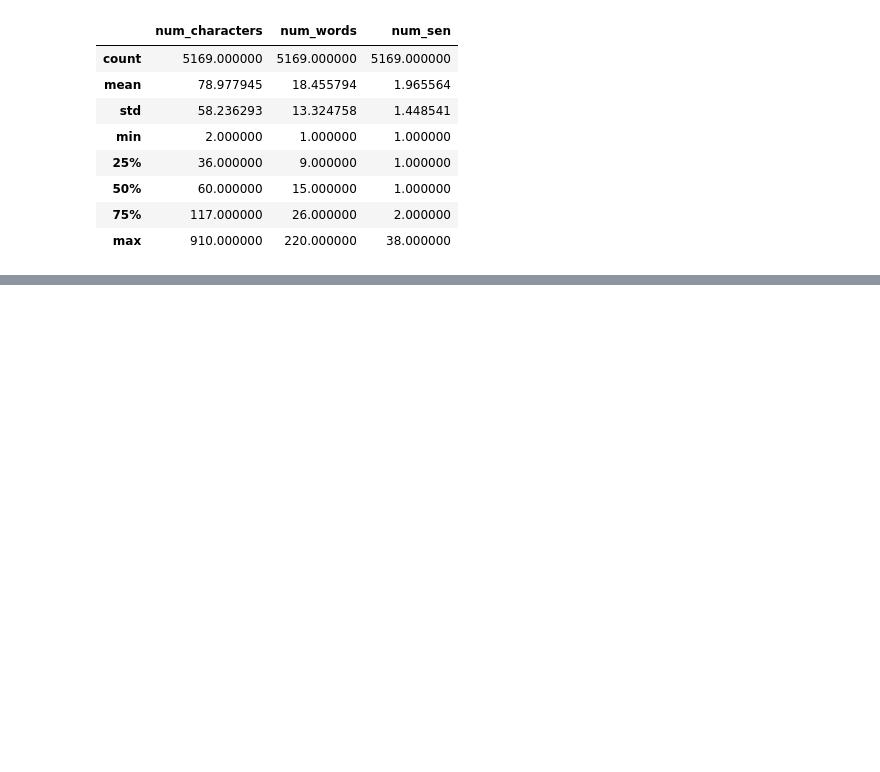
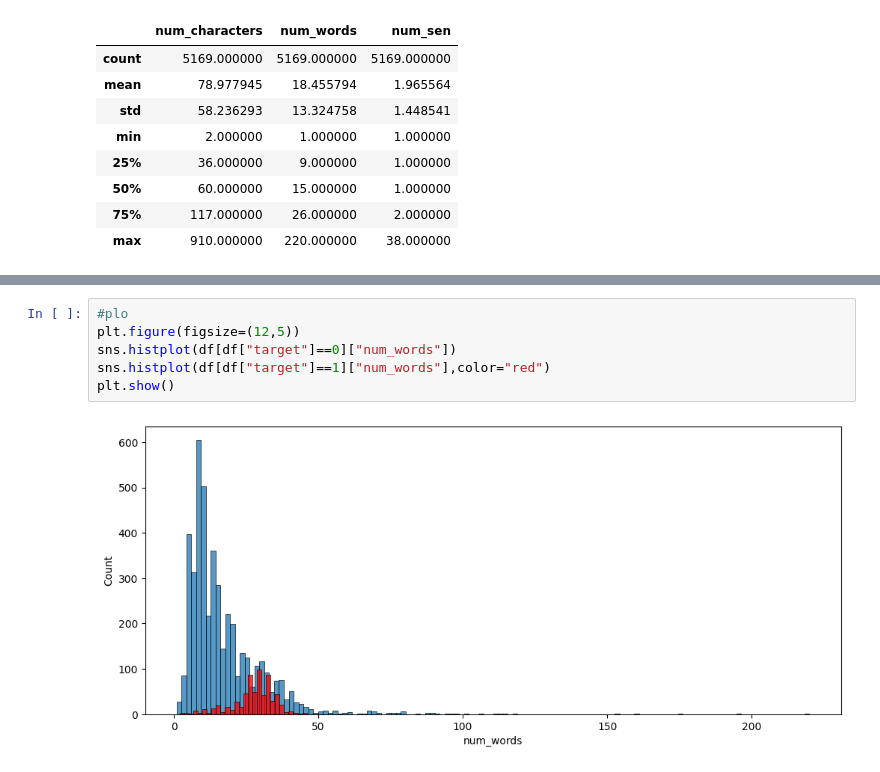
Before and after one commit to yashdarji30/codewaytask, a Jupyter notebook: 4/task4.ipynb, the cells around one changed output, grey strips where cells are left out. Cells and saved outputs as stored; diff of their text form; blank space fills up the shorter version.

```diff
--- a/4/task4.ipynb
+++ b/4/task4.ipynb
@@ -206,0 +226,8 @@ df[["num_characters","num_words","num_sen"]].describe()
+# %%
+#plo
+plt.figure(figsize=(12,5))
+sns.histplot(df[df["target"]==0]["num_words"])
+sns.histplot(df[df["target"]==1]["num_words"],color="red")
+plt.show()
+# %% [output]
+[figure, added]
```
Also changed, not shown: parts of 45 cells of this notebook.
